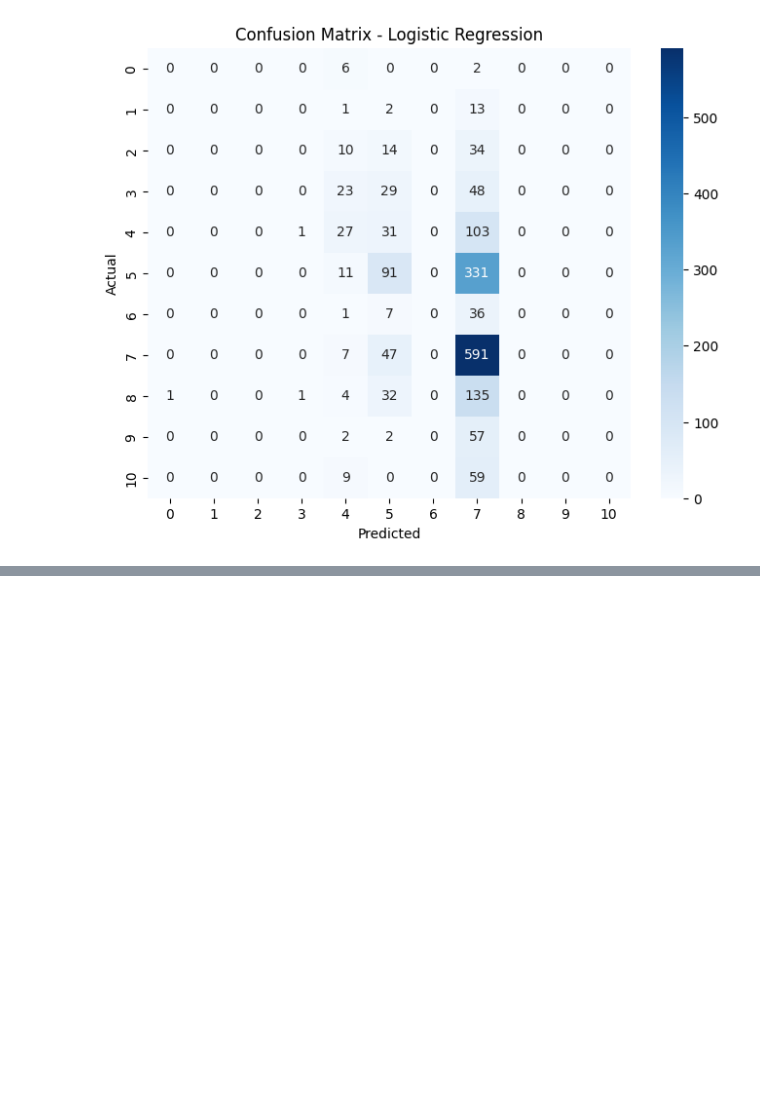
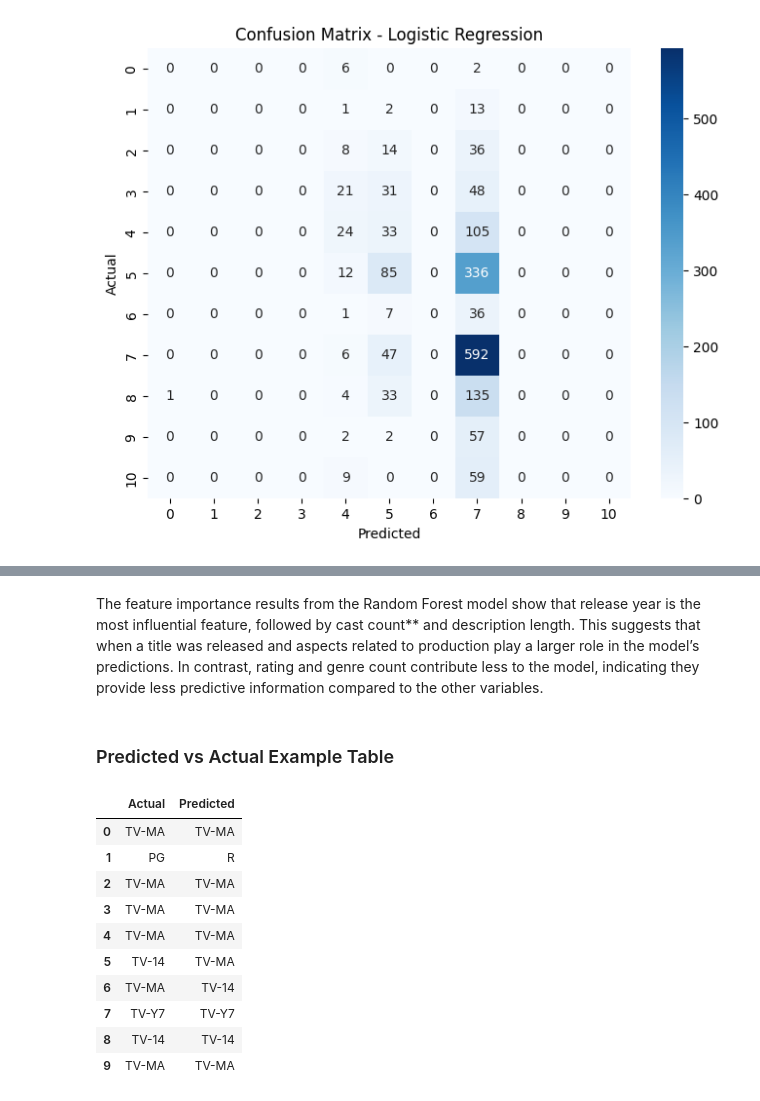
Before and after one commit to amollica-analytics/my-final-project, a Jupyter notebook: final_project_draft.ipynb, the cells around one changed output, grey strips where cells are left out. Drawn from its saved outputs; the diff is of its cells as text; code cells hidden in the pictures; blank space fills up the shorter version.

```diff
--- a/final_project_draft.ipynb
+++ b/final_project_draft.ipynb
@@ -178,7 +297,6 @@ Feature cast_count counts the number of actors listed in the cast field. This he
 # Select features and target variable
 features = [
     "release_year",
-    "Rating",
     "description_length",
     "genre_count",
     "cast_count"
@@ -187,7 +305,8 @@ features = [
 # Remove rare ratings and keep those that appear at least 20 times
 df = df[df["rating"].groupby(df["rating"]).transform("count") >= 20]
 
-X = df[features]
+df_model = df.copy()
+X = df_model[features].fillna(0)
 y = df["rating"]
 
 # Handle missing values
@@ -209,16 +328,6 @@ X_train, X_test, y_train, y_test = train_test_split(
     stratify=y
 )
 # %%
-# Train-test split
-from sklearn.model_selection import train_test_split
-
-X_train, X_test, y_train, y_test = train_test_split(
-    X, y,
-    test_size=0.2,
-    random_state=42,
-    stratify=y
-)
-
 # Feature scaling
 from sklearn.preprocessing import StandardScaler
 
@@ -376,0 +496,25 @@ One area where additional guidance would be helpful is determining whether group
+# %% [markdown]
+The feature importance results from the Random Forest model show that release year is the most influential feature, followed by cast count** and description length. This suggests that when a title was released and aspects related to production play a larger role in the model’s predictions. In contrast, rating and genre count contribute less to the model, indicating they provide less predictive information compared to the other variables.
+# %% [markdown]
+### Predicted vs Actual Example Table
+# %%
+import numpy as np
+
+results = pd.DataFrame({
+    "Actual": le.inverse_transform(np.array(y_test)),
+    "Predicted": le.inverse_transform(np.array(y_pred2))
+})
+
+results.head(10)
+# %% [output]
+|  | Actual | Predicted |
+| 0 | TV-MA | TV-MA |
+| 1 | PG | R |
+| 2 | TV-MA | TV-MA |
+| 3 | TV-MA | TV-MA |
+| 4 | TV-MA | TV-MA |
+| 5 | TV-14 | TV-MA |
+| 6 | TV-MA | TV-14 |
+| 7 | TV-Y7 | TV-Y7 |
+| 8 | TV-14 | TV-14 |
+| 9 | TV-MA | TV-MA |
```
Also changed, not shown: parts of 30 cells of this notebook, 1 other file.
